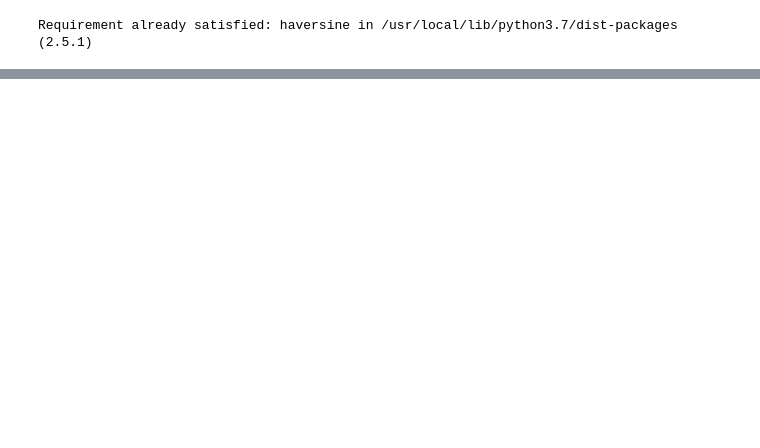
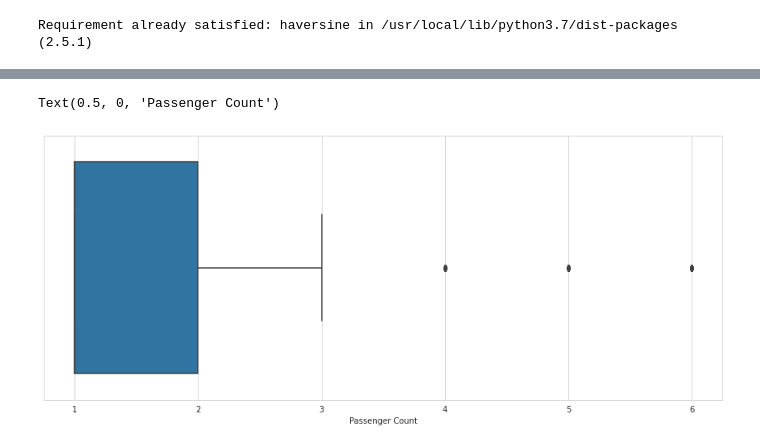
Before and after one commit to amolprabhu/NYC-Taxi-Duration-Prediction, a Jupyter notebook: NYC_Taxi_Capstone_Project.ipynb, the cells around one changed output, grey strips where cells are left out. Saved outputs shown, nothing was run; the diff lists cells and outputs as text; code cells hidden in the pictures; blank space fills up the shorter version.

```diff
--- a/NYC_Taxi_Capstone_Project.ipynb
+++ b/NYC_Taxi_Capstone_Project.ipynb
@@ -170,0 +261,8 @@ def outlier_removal(df, column):
+# %%
+# Distribution of the passengers
+plt.figure(figsize = (15,6))
+sns.boxplot(data['passenger_count'])
+plt.xlabel('Passenger Count')
+# %% [output]
+Text(0.5, 0, 'Passenger Count')
+[figure, added]
```
Also changed, not shown: parts of 33 cells of this notebook.
